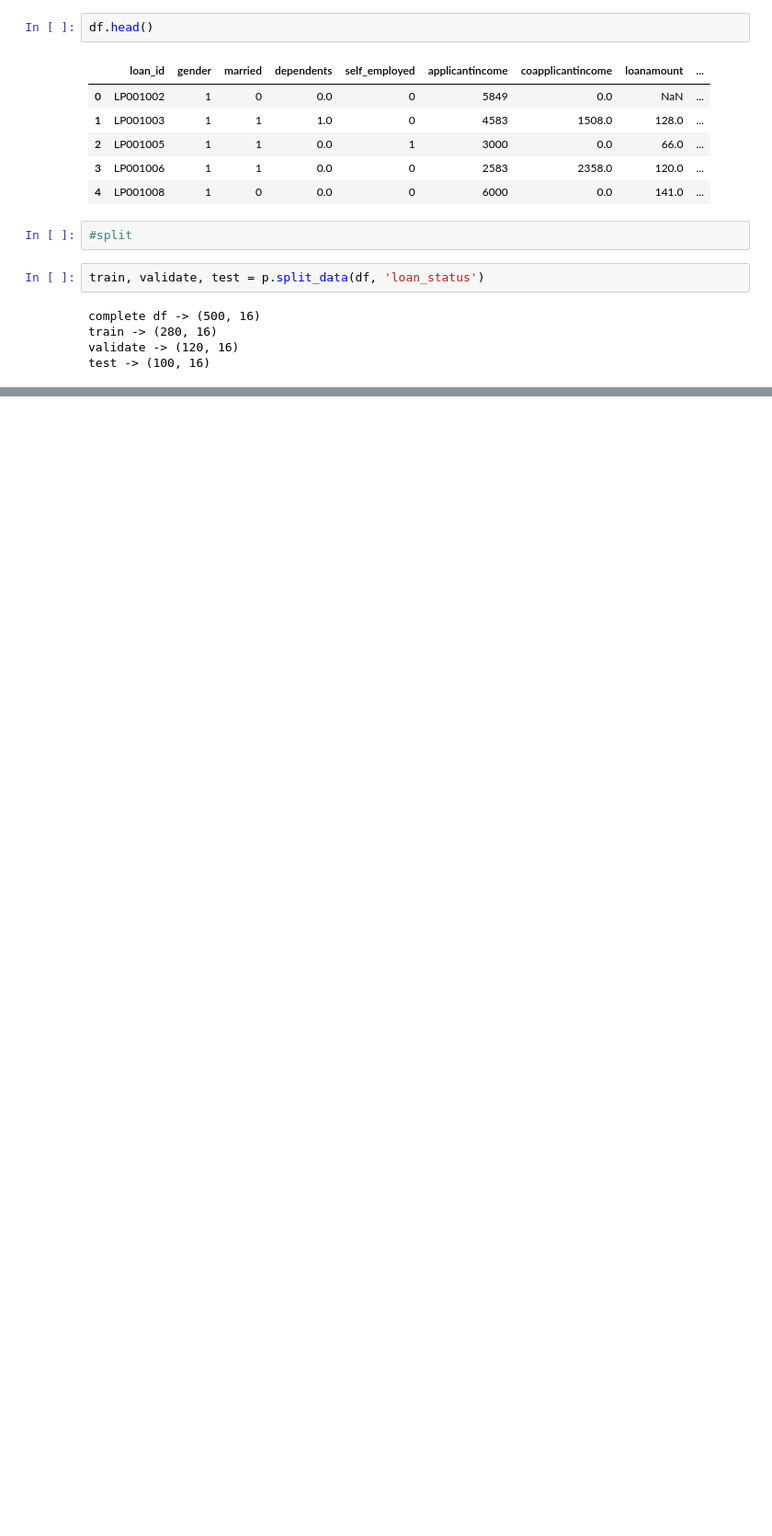
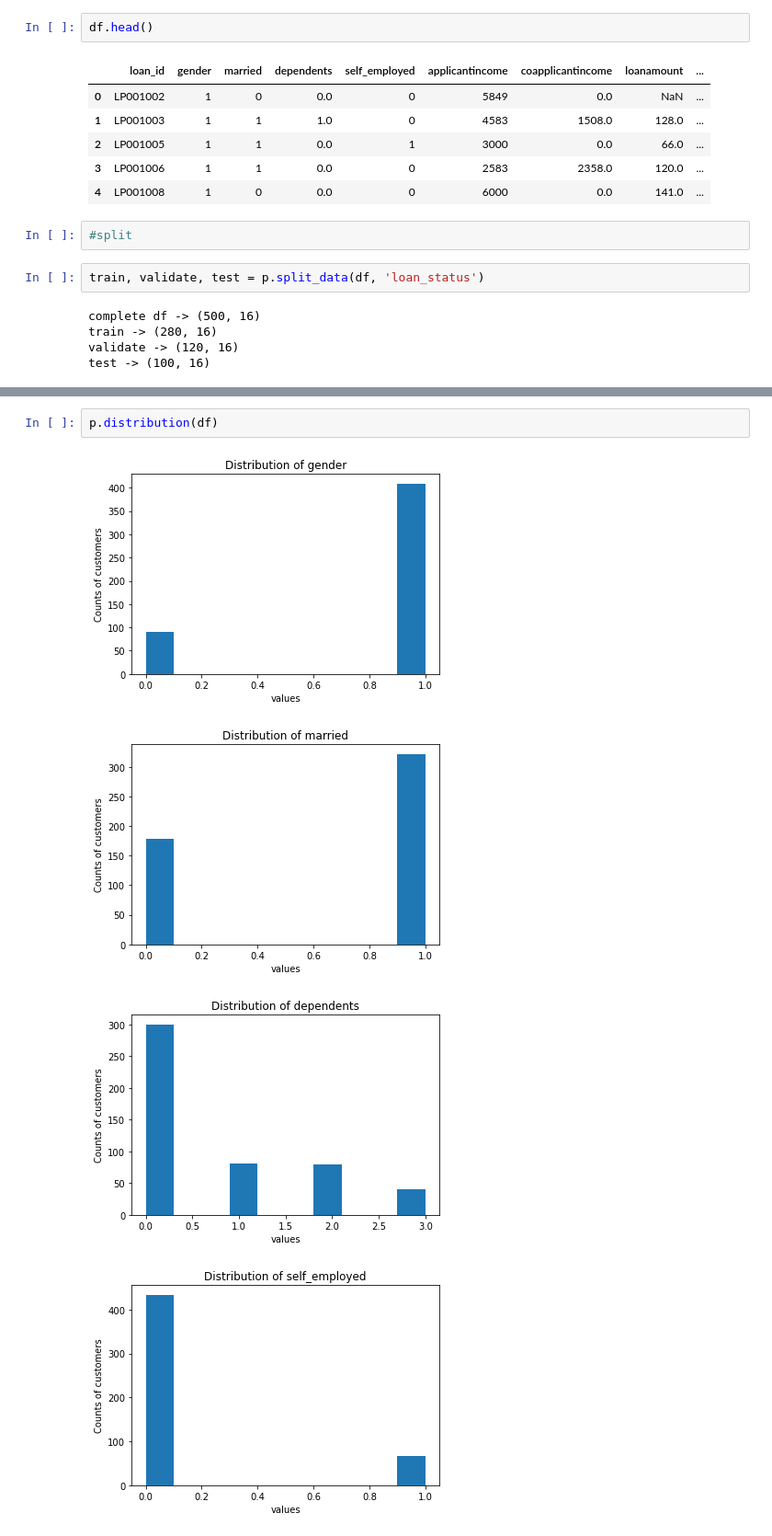
Before and after one commit to cindyvillanuevads/individual_project, a Jupyter notebook: loan_application_project.ipynb, the cells around one changed output, grey strips where cells are left out. Shown: that part at 92% size. Drawn from its saved outputs; the diff is of its cells as text; blank space fills up the shorter version.

```diff
--- a/loan_application_project.ipynb
+++ b/loan_application_project.ipynb
@@ -391,0 +384,7 @@ def impute_mode(train, validate, test):
+# %%
+p.distribution(df)
+# %% [output]
+[figure, added]
+[figure, added]
+[figure, added]
+[figure, added]
```
Also changed, not shown: parts of 14 cells of this notebook.
